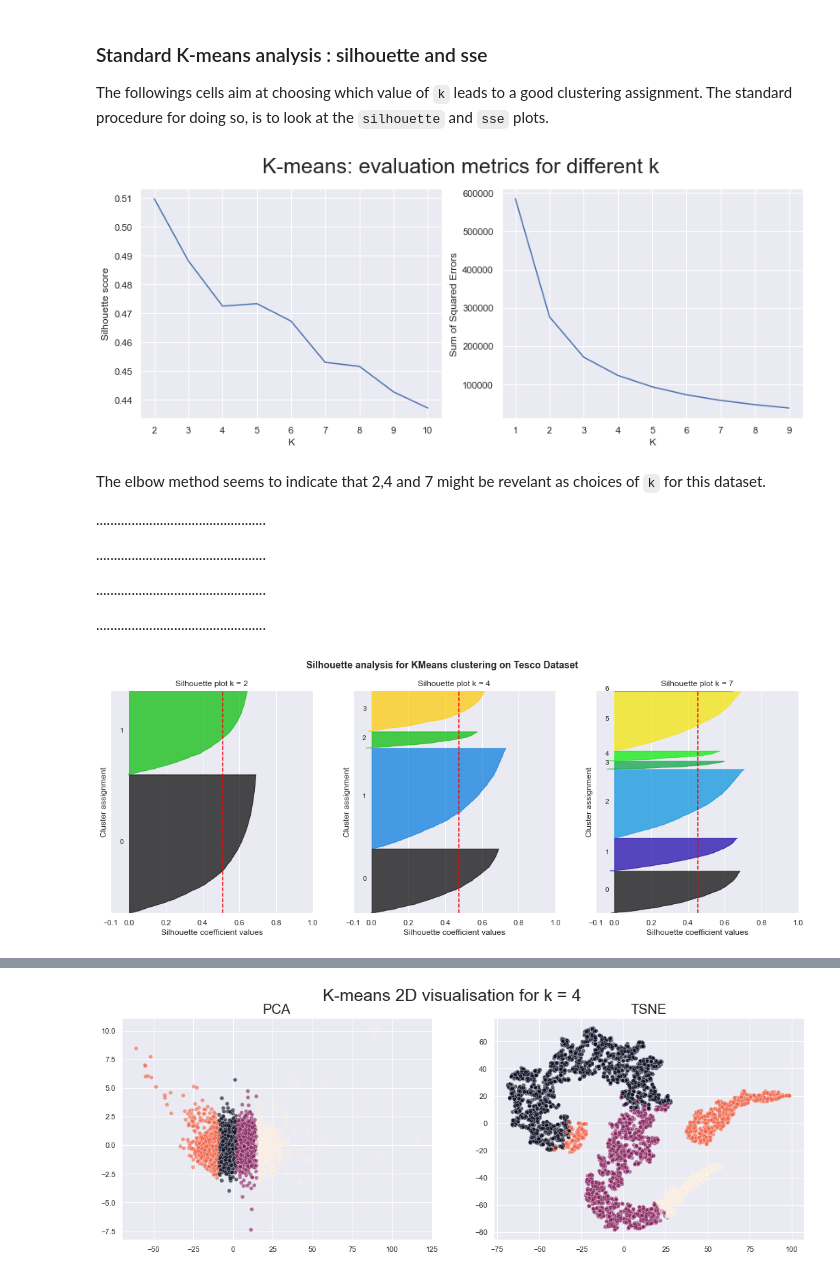
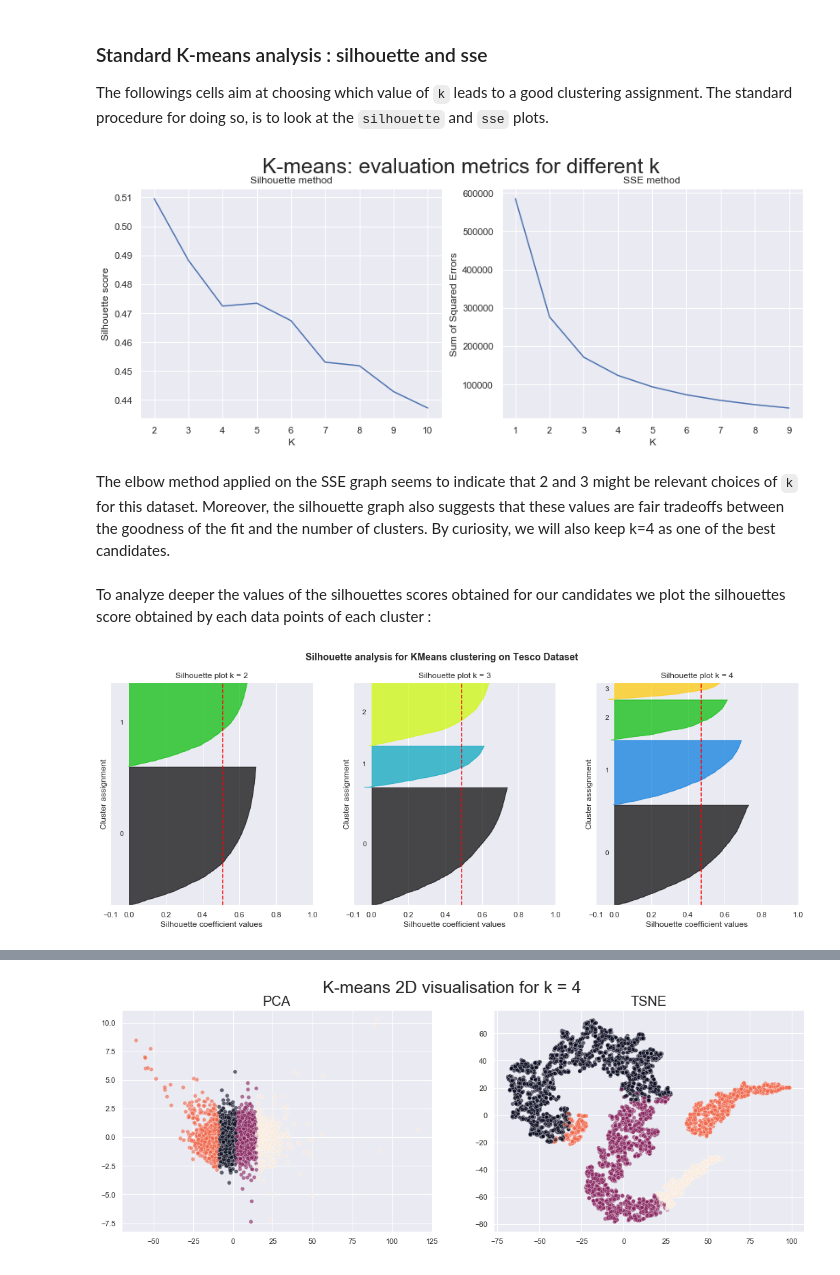
Before and after one commit to epfl-ada/ada-2020-project-milestone-p3-p3_pleutre, a Jupyter notebook: Merged.ipynb, the cells around one changed output, grey strips where cells are left out. Cells and saved outputs as stored; diff of their text form; code cells hidden in the pictures.

````diff
--- a/Merged.ipynb
+++ b/Merged.ipynb
@@ -323,31 +309,28 @@ plt.subplot(121)
 sns.lineplot(silhouettes.k, silhouettes.score)
 plt.xlabel("K")
 plt.ylabel("Silhouette score")
+plt.title("Silhouette method")
 # Plot sse
 plt.subplot(122)
 sns.lineplot(sse.k, sse.sse)
 plt.xlabel("K")
 plt.ylabel("Sum of Squared Errors")
+plt.title("SSE method")
 fig.suptitle("K-means: evaluation metrics for different k",fontsize=25)
 plt.show()
 # %% [output]
-[figure, old version]
+[figure, new version]
-# %% [markdown]
-The elbow method seems to indicate that 2,4 and 7 might be revelant as choices of ```k``` for this dataset.
-
-................................................
-
-................................................
-
-................................................
-
-................................................
+# %% [markdown]
+The elbow method applied on the SSE graph seems to indicate that 2 and 3  might be relevant choices of ```k``` for this dataset.
+Moreover, the silhouette graph also suggests that these values are fair tradeoffs between the goodness of the fit and the number of clusters. By curiosity, we will also keep k=4 as one of the best candidates.
+# %% [markdown]
+To analyze deeper the values of the silhouettes scores obtained for our candidates we plot the silhouettes score obtained by each data points of each cluster :
 # %%
 from sklearn.cluster import KMeans
 from sklearn.metrics import silhouette_samples, silhouette_score
 import matplotlib.cm as cm
 
-n_clusters_range = [2,4,7]
+n_clusters_range = [2,3,4]
 fig, axs = plt.subplots(1, len(n_clusters_range))
 fig.set_size_inches(18, 6)
 for j,k in enumerate(n_clusters_range):
@@ -371,34 +354,34 @@ for j,k in enumerate(n_clusters_range):
         ith_cluster_silhouette_values = \
             sample_silhouette_values[labels == i]
 
         ith_cluster_silhouette_values.sort()
 
         size_cluster_i = ith_cluster_silhouette_values.shape[0]
         y_upper = y_lower + size_cluster_i
 
         color = cm.nipy_spectral(float(i) / k)
         ax.fill_betweenx(np.arange(y_lower, y_upper),
                           0, ith_cluster_silhouette_values,
                           facecolor=color, edgecolor=color, alpha=0.7)
         # Label the silhouette plots with their cluster numbers at the middle
         ax.text(-0.05, y_lower + 0.5 * size_cluster_i, str(i))
         # Compute the new y_lower for next plot
         y_lower = y_upper + 10  # 10 for the 0 samples
 
     ax.set_title("Silhouette plot k = %d" %k)
     ax.set_xlabel("Silhouette coefficient values")
     ax.set_ylabel("Cluster assignment")
     # The vertical line for average silhouette score of all the values
     ax.axvline(x=silhouette_avg, color="red", linestyle="--")
     ax.set_yticks([])  # Clear the yaxis labels / ticks
     ax.set_xticks([-0.1, 0, 0.2, 0.4, 0.6, 0.8, 1])
 
 
 plt.suptitle(("Silhouette analysis for KMeans clustering on Tesco Dataset "),
                  fontsize=14, fontweight='bold')
 plt.show()
 # %% [output]
-[figure, old version]
+[figure, new version]
 # %% [markdown]
 Silhouette scores can be interpreted as follows :
  * 1  indicate that the sample is far away from the neighboring clusters
````
Also changed, not shown: parts of 59 cells of this notebook.
